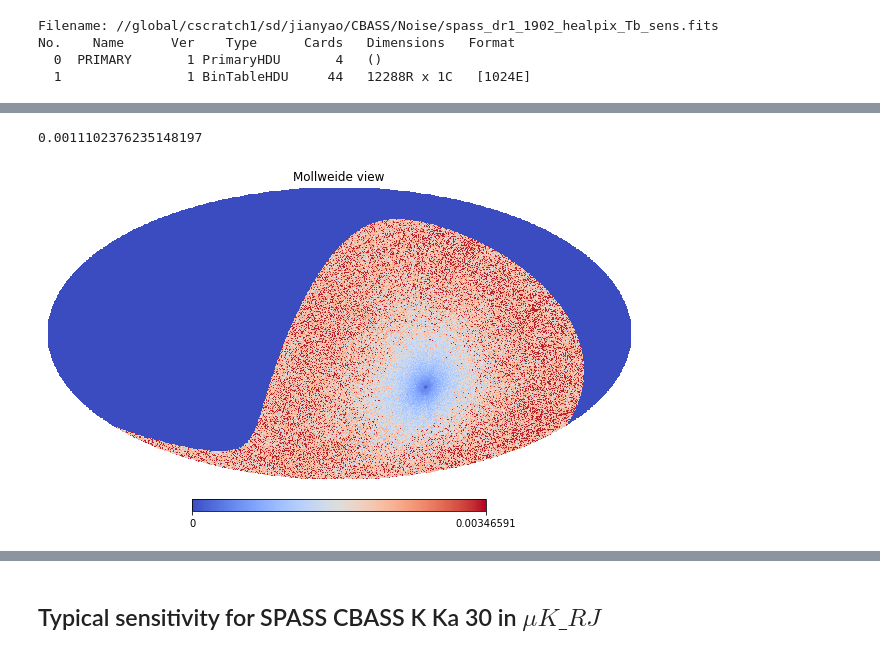
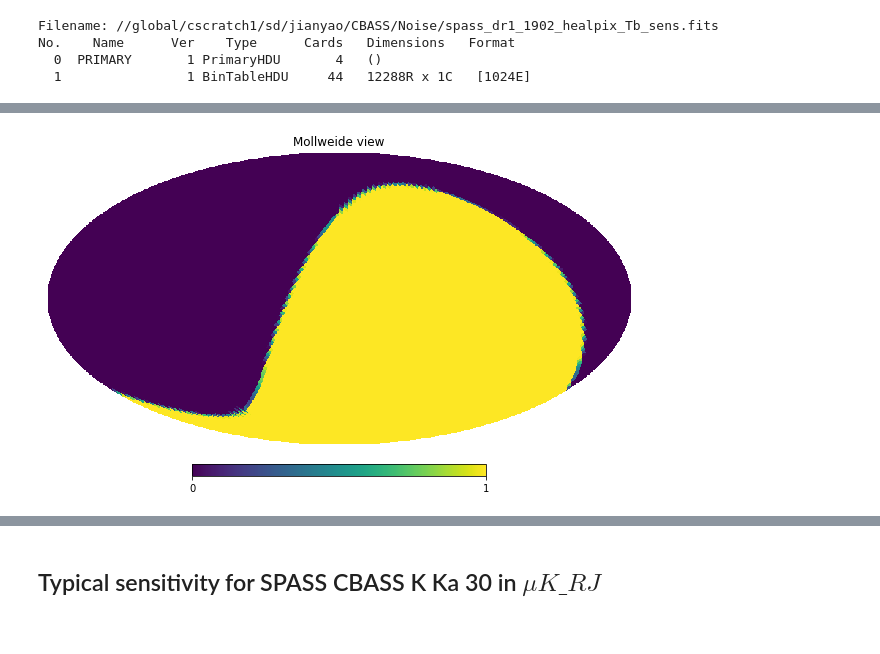
Before and after one commit to yaojian95/Beta_s, a Jupyter notebook: Simulation_Generation.ipynb, the cells around one changed output, grey strips where cells are left out. Saved outputs shown, nothing was run; the diff lists cells and outputs as text; code cells hidden in the pictures.

```diff
--- a/Simulation_Generation.ipynb
+++ b/Simulation_Generation.ipynb
@@ -101,5 +90,5 @@ hp.mollview(map_100GHz[0], min=0, max=1e2, title="I map", coord = ['G','E'])
 # %%
-spass_noise = fits.open('//global/cscratch1/sd/jianyao/CBASS/Noise/spass_dr1_1902_healpix_Tb_sens.fits', field = None, h = True)
+spass_noise = fits.open('/global/cscratch1/sd/jianyao/CBASS/Noise/spass_dr1_1902_healpix_Tb_sens.fits', field = None, h = True)
 # %%
 spass_noise.info()
 # %% [output]
@@ -117,11 +131,8 @@ array([-2.00000003e+30, -2.00000003e+30, -2.00000003e+30, ...,
 # %%
 spass_mask = np.ones(12*1024**2)
 spass_mask[np.where(spass_noise_map < 0)] = 0
+spass_mask = hp.ud_grade(spass_mask, nside_out = 32)
-# %%
-np.mean(spass_mask*spass_noise_map)
-# %% [output]
-0.0011102376235148197
 # %%
-hp.mollview(spass_mask*spass_noise_map, cmap ='coolwarm')
+hp.mollview(spass_mask)
 # %% [output]
-[figure, old version]
+[figure, new version]
```
Also changed, not shown: parts of 51 cells of this notebook.
